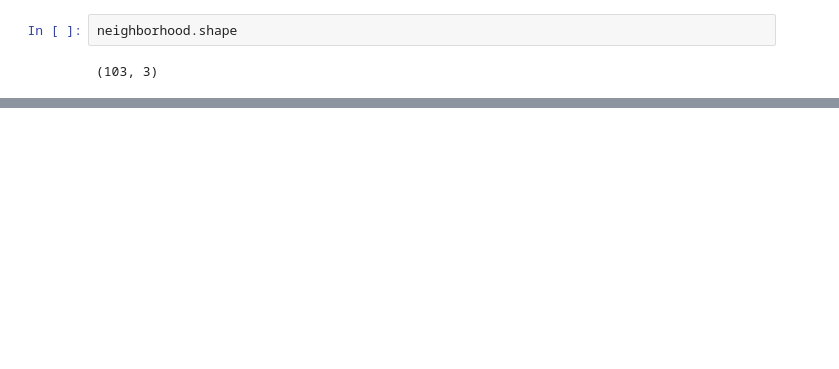
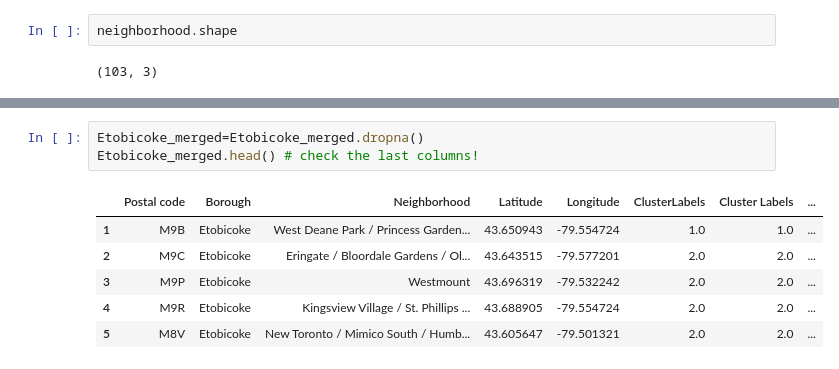
Before and after one commit to valeriya-kovalenko/Coursera_Capstone, a Jupyter notebook: Capstone Project Notebook.ipynb, the cells around one changed output, grey strips where cells are left out. Cells and saved outputs as stored; diff of their text form; blank space fills up the shorter version.

```diff
--- a/Capstone Project Notebook.ipynb
+++ b/Capstone Project Notebook.ipynb
@@ -106,0 +538,10 @@ neighborhood.shape
+# %%
+Etobicoke_merged=Etobicoke_merged.dropna()
+Etobicoke_merged.head() # check the last columns!
+# %% [output]
+|  | Postal code | Borough | Neighborhood | Latitude | Longitude | ClusterLabels | Cluster Labels | ... |
+| 1 | M9B | Etobicoke | West Deane Park / Princess Garden... | 43.650943 | -79.554724 | 1.0 | 1.0 | ... |
+| 2 | M9C | Etobicoke | Eringate / Bloordale Gardens / Ol... | 43.643515 | -79.577201 | 2.0 | 2.0 | ... |
+| 3 | M9P | Etobicoke | Westmount | 43.696319 | -79.532242 | 2.0 | 2.0 | ... |
+| 4 | M9R | Etobicoke | Kingsview Village / St. Phillips ... | 43.688905 | -79.554724 | 2.0 | 2.0 | ... |
+| 5 | M8V | Etobicoke | New Toronto / Mimico South / Humb... | 43.605647 | -79.501321 | 2.0 | 2.0 | ... |
```
Also changed, not shown: parts of 33 cells of this notebook.
